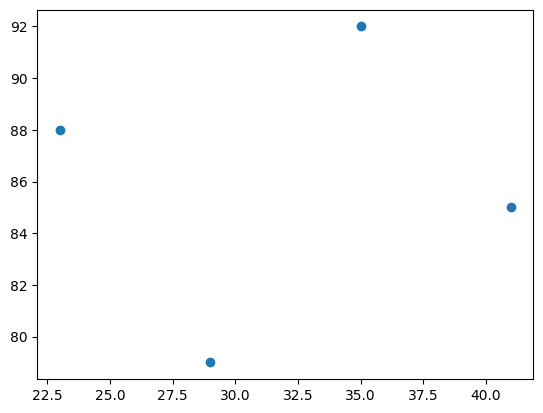
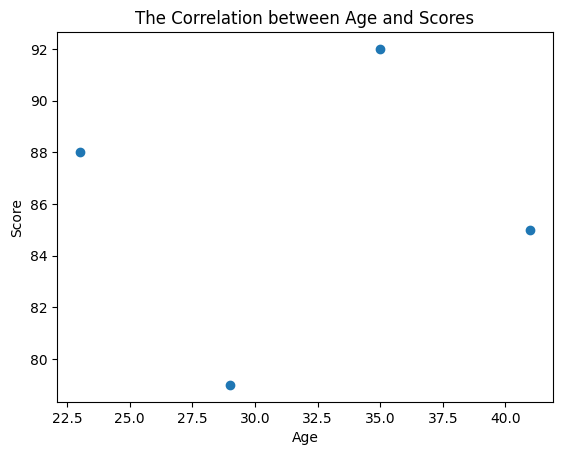
Unified diff of the notebook cell whose output changed from the first chart to the second:
--- before
+++ after
@@ -1,2 +1,5 @@
 plt.scatter(df['Age'], df['Score'])
+plt.title('The Correlation between Age and Scores')
+plt.xlabel('Age')
+plt.ylabel('Score')
 plt.show()

Commit: up